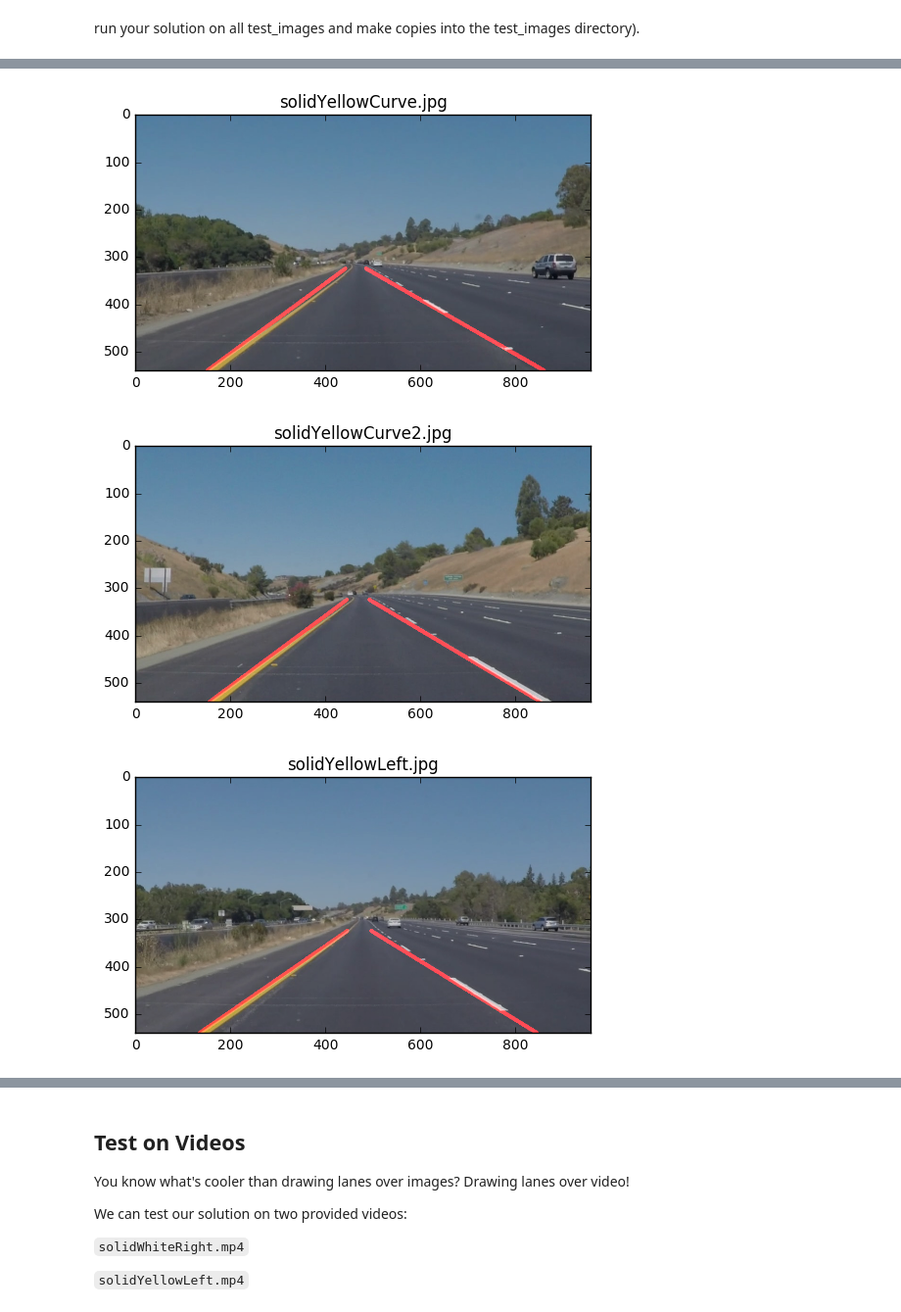
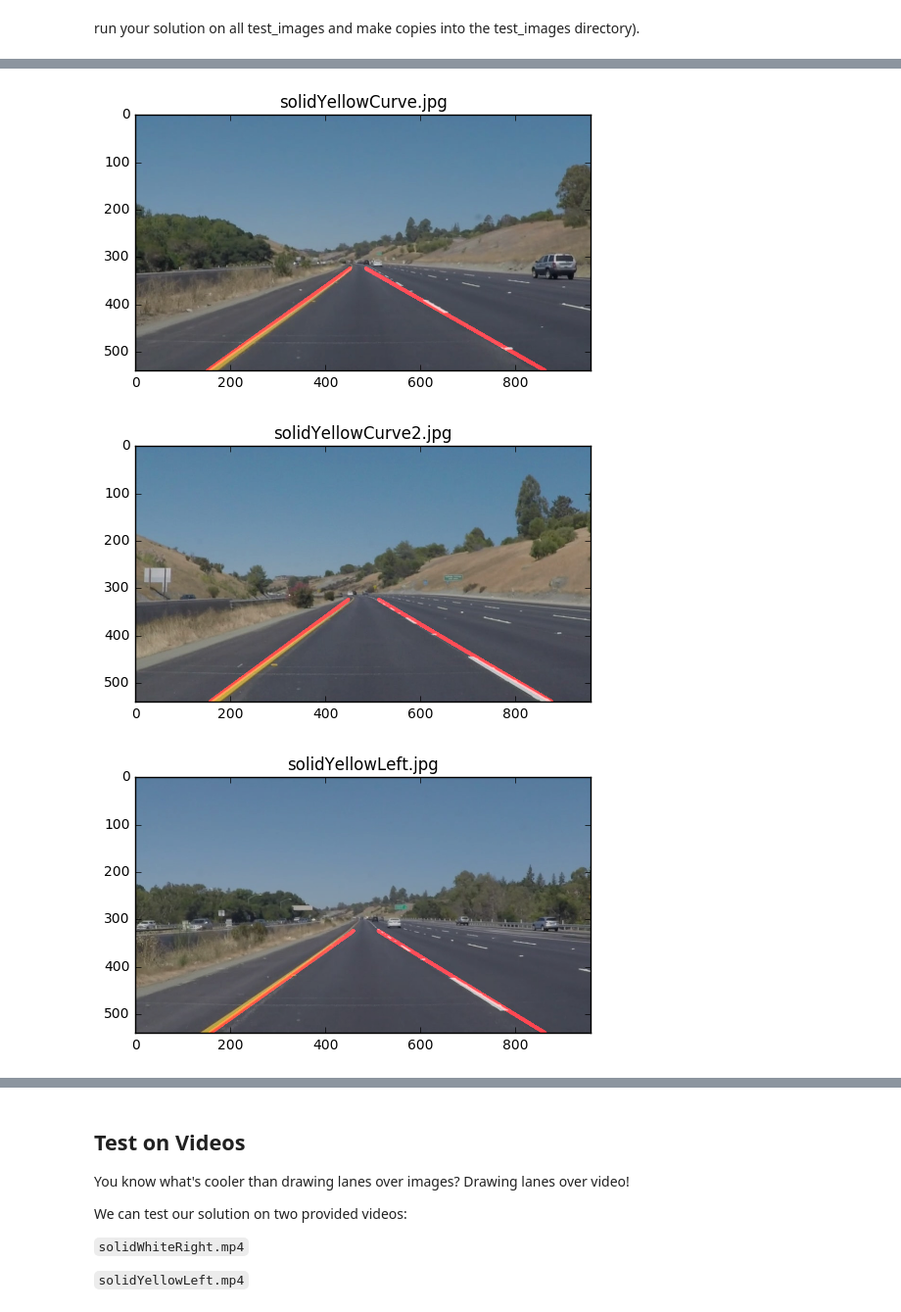
Before and after one commit to U007D/udacity-sdcnd, a Jupyter notebook: P1.ipynb, the cells around one changed output, grey strips where cells are left out. Shown at 98% size. Saved outputs shown, nothing was run; the diff lists cells and outputs as text; code cells hidden in the pictures.

```diff
--- a/P1.ipynb
+++ b/P1.ipynb
@@ -283,39 +283,39 @@ run your solution on all test_images and make copies into the test_images direct
 
 import glob, os
 
 TEST_IMG_PATH = "test_images/"
 THRESHOLD_WHITE = np.array([[0x00, 0x00, 0xc0], [0xff, 0x10, 0xff]])
 THRESHOLD_YELLOW = np.array([[0x50, 0x20, 0xa0], [0x80, 0xff, 0xff]])
 THRESHOLD_COLORS = np.array([THRESHOLD_WHITE, THRESHOLD_YELLOW])
-GAUSSIAN_BLUR_KERNEL_SIZE = 17
-CANNY_EDGE_LOW_THRESHOLD = 18
-CANNY_EDGE_THRESHOLD_RATIO = 205 / CANNY_EDGE_LOW_THRESHOLD
+GAUSSIAN_BLUR_KERNEL_SIZE = 11
+CANNY_EDGE_LOW_THRESHOLD = 182
+CANNY_EDGE_THRESHOLD_RATIO = -0.5
 MASK_COORDS = [(100, 540), (450, 325), (550, 325), (900, 540)]
-HOUGH_RO_RESOLUTION = 2 #pixels
-HOUGH_THETA_RESOLUTION = np.pi / 180 * 2 #radians
+HOUGH_RO_RESOLUTION = 3 #pixels
+HOUGH_THETA_RESOLUTION = np.pi / 180 * 6 #radians
 HOUGH_THRESHOLD = 48
-HOUGH_MIN_LINE_LENGTH = 32
-HOUGH_MAX_LINE_GAP = 2
+HOUGH_MIN_LINE_LENGTH = 16
+HOUGH_MAX_LINE_GAP = 4
 
 for f in glob.glob(os.path.join(TEST_IMG_PATH, "processed_*.jpg")):
     os.remove(f)
 
 for img_name in os.listdir(TEST_IMG_PATH):
     img = mpimg.imread(os.path.join(TEST_IMG_PATH, img_name))
     hsvImg =  cv2.cvtColor(img, cv2.COLOR_BGR2HSV)
     thresholdImg = color_threshold(hsvImg, THRESHOLD_COLORS)
     blurImg = gaussian_blur(thresholdImg, GAUSSIAN_BLUR_KERNEL_SIZE)
     cannyImg = canny(blurImg, CANNY_EDGE_LOW_THRESHOLD, CANNY_EDGE_LOW_THRESHOLD * CANNY_EDGE_THRESHOLD_RATIO)
     maskedImg = region_of_interest(cannyImg, MASK_COORDS)
     houghImg = hough_lines(maskedImg, HOUGH_RO_RESOLUTION, HOUGH_THETA_RESOLUTION, HOUGH_THRESHOLD, HOUGH_MIN_LINE_LENGTH, HOUGH_MAX_LINE_GAP)
     weightedImg = weighted_img(houghImg, img)
 
     cv2.imwrite(os.path.join(TEST_IMG_PATH, "processed_" + img_name), weightedImg)
     #show_img(img, img_name)
     show_img(weightedImg, img_name, Lut.GRAY)
 # %% [output]
 [figure]
 [figure]
 [figure]
-[figure, old version]
+[figure, new version]
-[figure, old version]
+[figure, new version]
```
Also changed, not shown: parts of 5 cells of this notebook.
